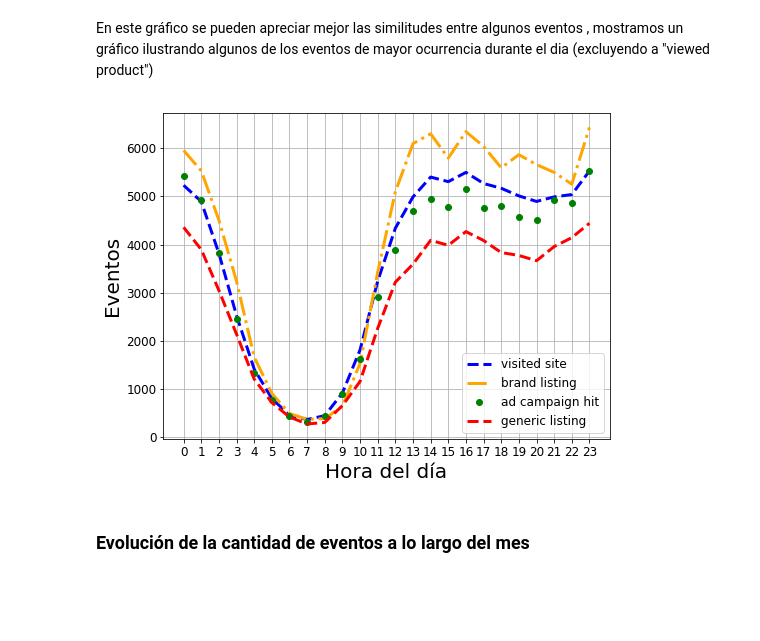
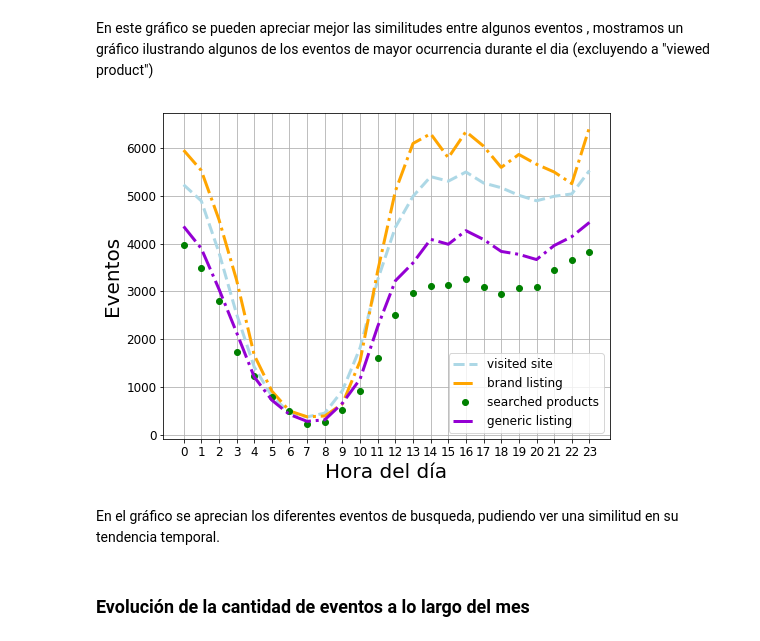
Before and after one commit to emabrea/7506-DATOS-TP1, a Jupyter notebook: Analisis Exploratorio.ipynb, the cells around one changed output. Drawn from its saved outputs; the diff is of its cells as text; code cells hidden in the pictures; blank space fills up the shorter version.

```diff
--- a/Analisis Exploratorio.ipynb
+++ b/Analisis Exploratorio.ipynb
@@ -150,19 +153,21 @@ plt.yticks(size = 15)
 En este gráfico se pueden apreciar mejor las similitudes entre algunos eventos , mostramos un gráfico ilustrando algunos de los eventos de mayor ocurrencia durante el dia (excluyendo a "viewed product")
 # %%
 fig, ax = plt.subplots(figsize=(8,6))
-plt.plot(eventos_por_hora['visited site'] , 'blue' , linestyle = 'dashed' , linewidth = 3)
+plt.plot(eventos_por_hora['visited site'] , 'lightblue' , linestyle = 'dashed' , linewidth = 3)
 plt.plot(eventos_por_hora['brand listing'] , 'orange' ,linestyle = '-.' , linewidth = 3)
-plt.plot(eventos_por_hora['ad campaign hit'] , 'go')
-plt.plot(eventos_por_hora['generic listing'] , 'red',linestyle='dashed',linewidth = 3)
+plt.plot(eventos_por_hora['searched products'] , 'go')
+plt.plot(eventos_por_hora['generic listing'] , 'darkviolet',linestyle='-.',linewidth = 3)
 plt.legend(prop={'size': 12})
 ax.xaxis.set_ticks(eventos_por_hora.index)
 plt.xlabel('Hora del día',fontsize=20)
 plt.ylabel('Eventos',fontsize=20)
 plt.xticks(size = 12)
 plt.yticks(size = 12)
 plt.grid()
 # %% [output]
-[figure, old version]
+[figure, new version]
+# %% [markdown]
+En el gráfico se aprecian los diferentes eventos de busqueda, pudiendo ver una similitud en su tendencia temporal.
 # %% [markdown]
 ### Evolución de la cantidad de eventos a lo largo del mes
 # %%
```
Also changed, not shown: parts of 18 cells of this notebook.
